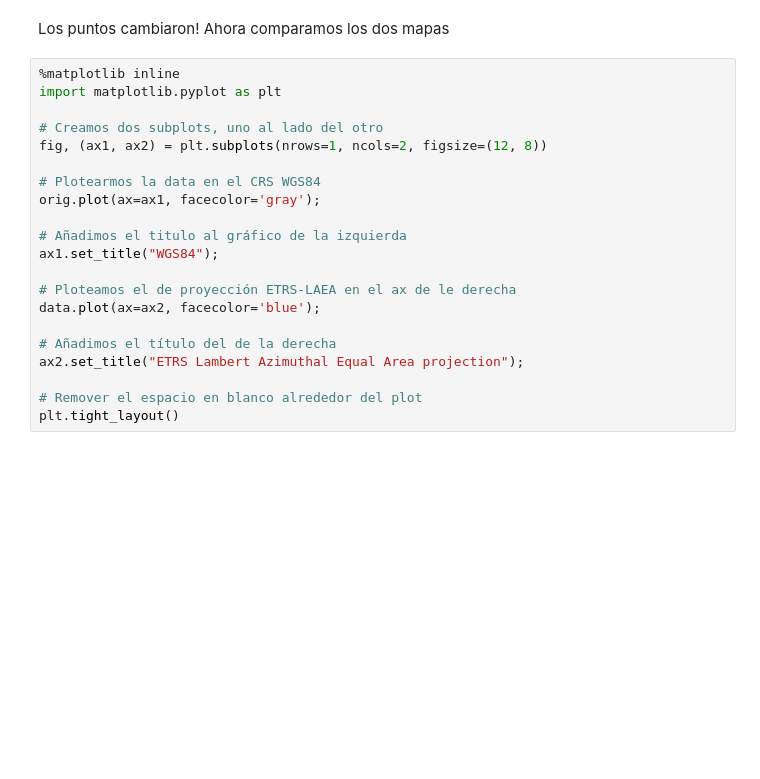
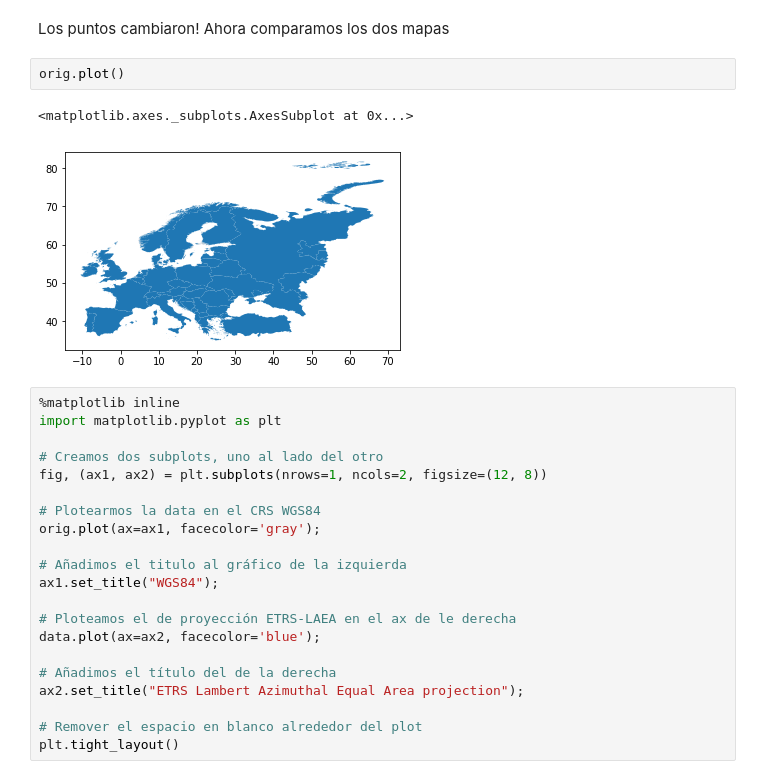
Before and after one commit to LeoMorales/taller-python-cenpat, a Jupyter notebook: Clase 04 - Geopandas.ipynb, the cells around one changed output. Cells and saved outputs as stored; diff of their text form; blank space fills up the shorter version.

```diff
--- a/Clase 04 - Geopandas.ipynb
+++ b/Clase 04 - Geopandas.ipynb
@@ -338,6 +351,11 @@ print(data['geometry'].head())
 Name: geometry, dtype: object
 # %% [markdown]
 Los puntos cambiaron! Ahora comparamos los dos mapas
+# %%
+orig.plot()
+# %% [output]
+<matplotlib.axes._subplots.AxesSubplot at 0x...>
+[figure, added]
 # %%
 %matplotlib inline
 import matplotlib.pyplot as plt
```
Also changed, not shown: parts of 28 cells of this notebook, 3 other files.
